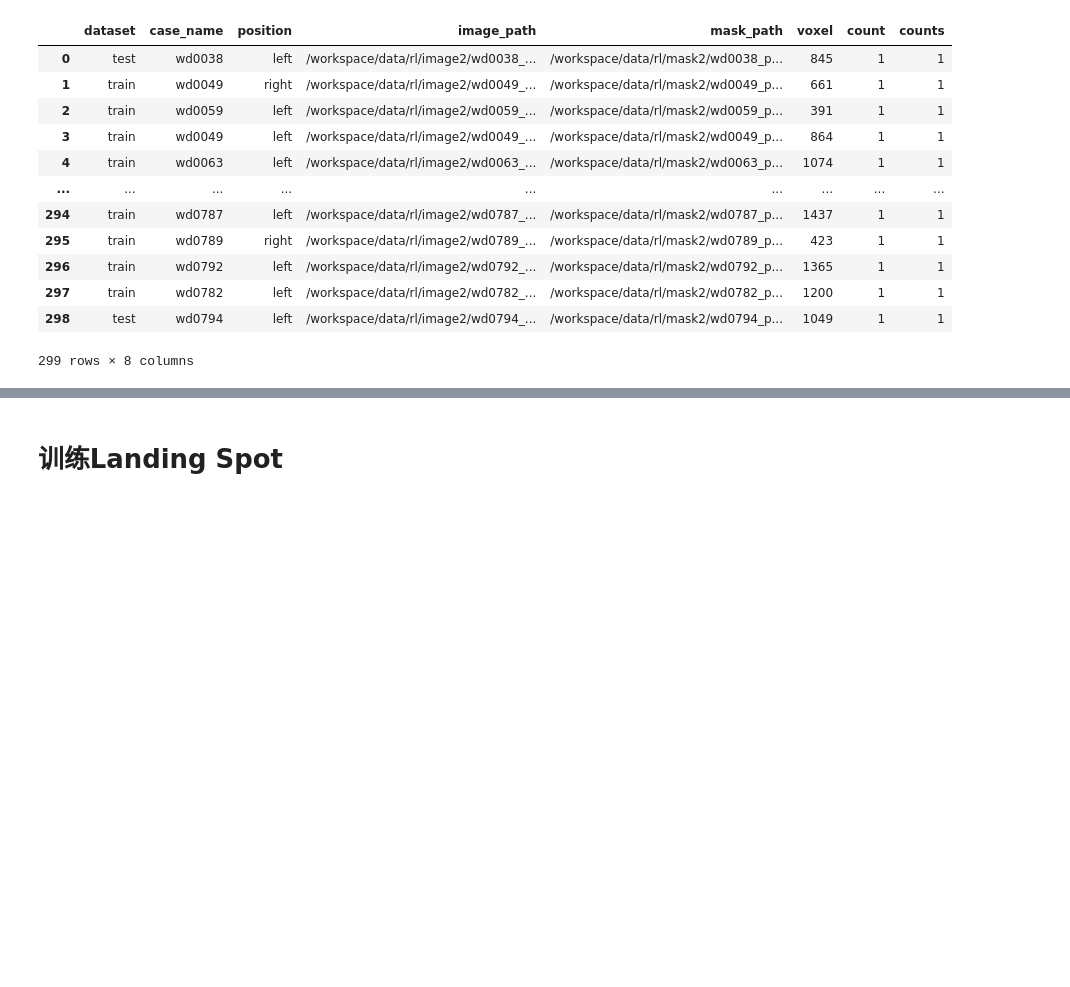
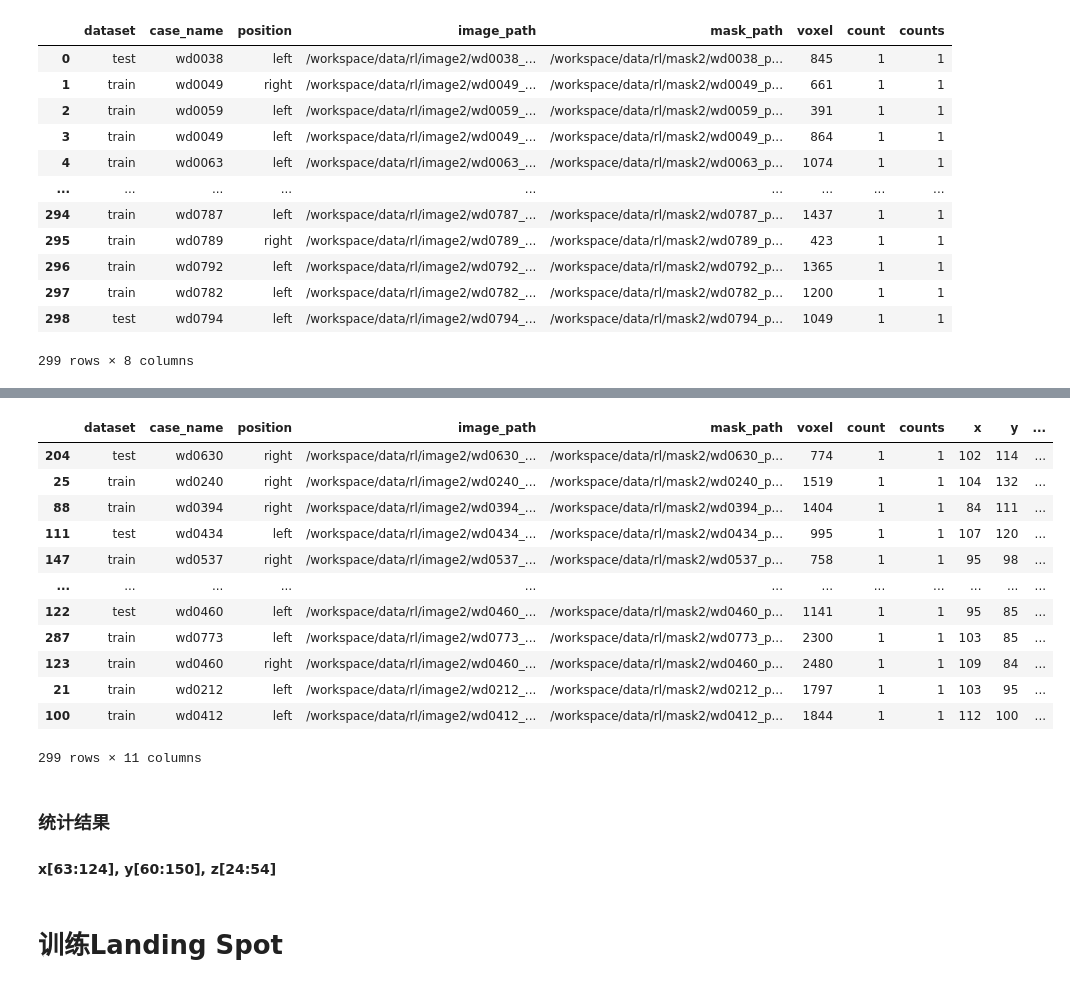
Before and after one commit to yhlujz/rl, a Jupyter notebook: rl.ipynb, the cells around one changed output, grey strips where cells are left out. Cells and saved outputs as stored; diff of their text form; code cells hidden in the pictures; blank space fills up the shorter version.

```diff
--- a/rl.ipynb
+++ b/rl.ipynb
@@ -611,3 +643,22 @@ df
+# %%
+df2.sort_values('z')
+# %% [output]
+|  | dataset | case_name | position | image_path | mask_path | voxel | count | counts | x | y | ... |
+| 204 | test | wd0630 | right | /workspace/data/rl/image2/wd0630_... | /workspace/data/rl/mask2/wd0630_p... | 774 | 1 | 1 | 102 | 114 | ... |
+| 25 | train | wd0240 | right | /workspace/data/rl/image2/wd0240_... | /workspace/data/rl/mask2/wd0240_p... | 1519 | 1 | 1 | 104 | 132 | ... |
+| 88 | train | wd0394 | right | /workspace/data/rl/image2/wd0394_... | /workspace/data/rl/mask2/wd0394_p... | 1404 | 1 | 1 | 84 | 111 | ... |
+| 111 | test | wd0434 | left | /workspace/data/rl/image2/wd0434_... | /workspace/data/rl/mask2/wd0434_p... | 995 | 1 | 1 | 107 | 120 | ... |
+| 147 | train | wd0537 | right | /workspace/data/rl/image2/wd0537_... | /workspace/data/rl/mask2/wd0537_p... | 758 | 1 | 1 | 95 | 98 | ... |
+| ... | ... | ... | ... | ... | ... | ... | ... | ... | ... | ... | ... |
+| 122 | test | wd0460 | left | /workspace/data/rl/image2/wd0460_... | /workspace/data/rl/mask2/wd0460_p... | 1141 | 1 | 1 | 95 | 85 | ... |
+| 287 | train | wd0773 | left | /workspace/data/rl/image2/wd0773_... | /workspace/data/rl/mask2/wd0773_p... | 2300 | 1 | 1 | 103 | 85 | ... |
+| 123 | train | wd0460 | right | /workspace/data/rl/image2/wd0460_... | /workspace/data/rl/mask2/wd0460_p... | 2480 | 1 | 1 | 109 | 84 | ... |
+| 21 | train | wd0212 | left | /workspace/data/rl/image2/wd0212_... | /workspace/data/rl/mask2/wd0212_p... | 1797 | 1 | 1 | 103 | 95 | ... |
+| 100 | train | wd0412 | left | /workspace/data/rl/image2/wd0412_... | /workspace/data/rl/mask2/wd0412_p... | 1844 | 1 | 1 | 112 | 100 | ... |
+299 rows × 11 columns
+# %% [markdown]
+### 统计结果
+#### x[63:124], y[60:150], z[24:54]
 # %% [markdown]
 # 训练Landing Spot
 # %%
```
Also changed, not shown: parts of 7 cells of this notebook, 8 other files.
